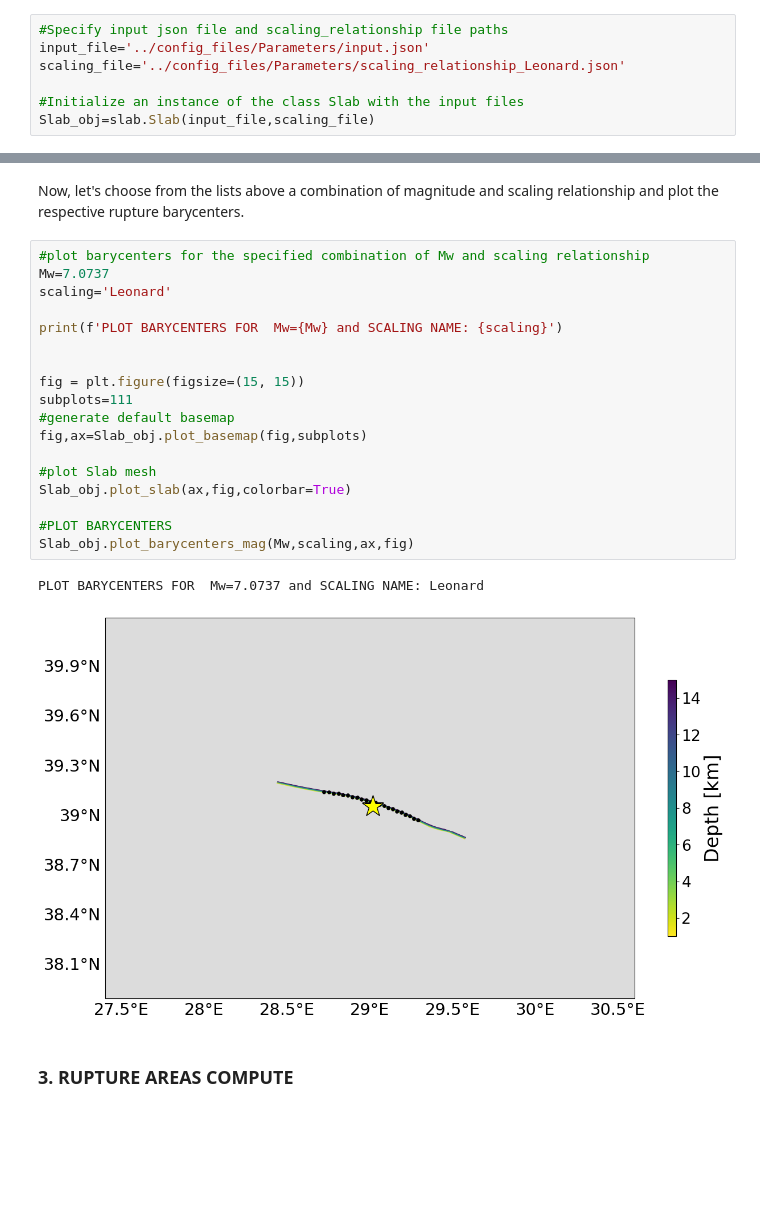
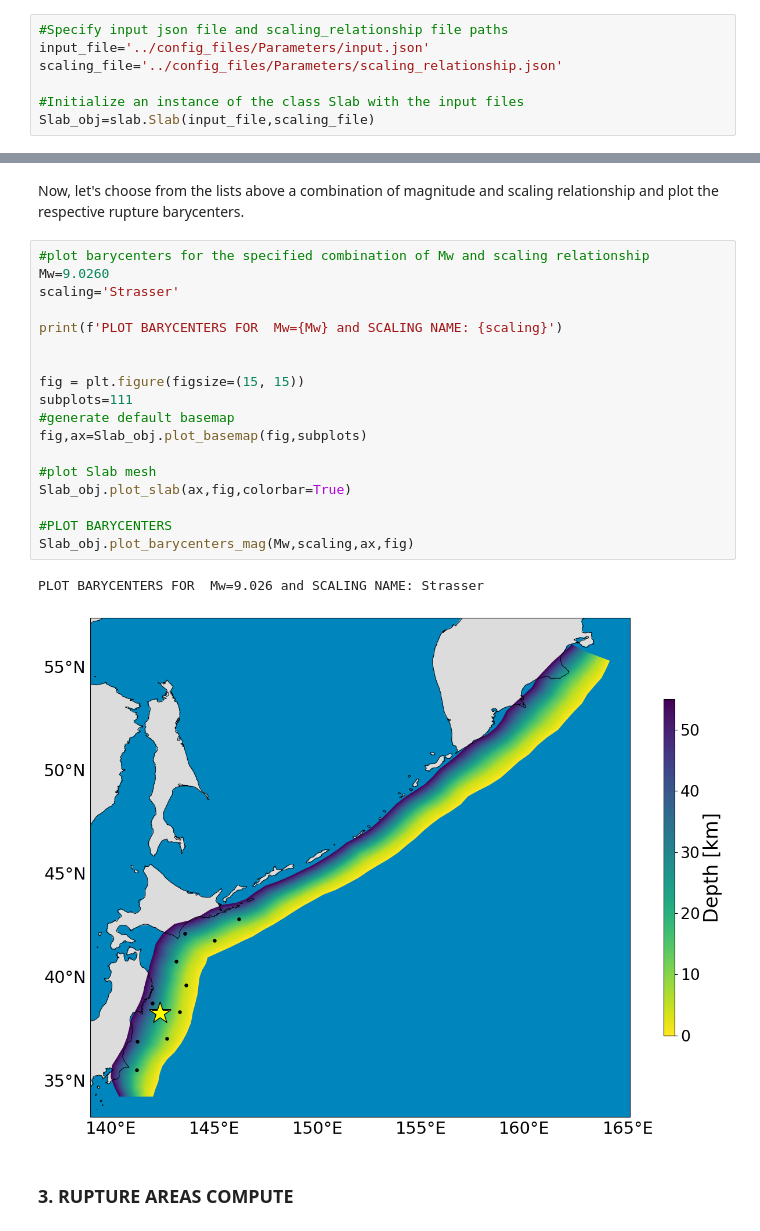
Before and after one commit to antonioscalaunina/pyANTI-FASc, a Jupyter notebook: bin/antifasc_main.ipynb, the cells around one changed output, grey strips where cells are left out. Saved outputs shown, nothing was run; the diff lists cells and outputs as text; blank space fills up the shorter version.

```diff
--- a/bin/antifasc_main.ipynb
+++ b/bin/antifasc_main.ipynb
@@ -14,7 +14,7 @@ A slab object is built with the attributes contained in the `input.json` file an
 # %%
 #Specify input json file and scaling_relationship file paths
 input_file='../config_files/Parameters/input.json'
-scaling_file='../config_files/Parameters/scaling_relationship_Leonard.json'
+scaling_file='../config_files/Parameters/scaling_relationship.json'
 
 #Initialize an instance of the class Slab with the input files
 Slab_obj=slab.Slab(input_file,scaling_file)
@@ -91,25 +95,25 @@ Scaling names: ['Leonard']
 Now, let's choose from the lists above a combination of magnitude and scaling relationship and plot the respective rupture barycenters.
 # %%
 #plot barycenters for the specified combination of Mw and scaling relationship
-Mw=7.0737
-scaling='Leonard'
+Mw=9.0260
+scaling='Strasser'
 
 print(f'PLOT BARYCENTERS FOR  Mw={Mw} and SCALING NAME: {scaling}')
 
 
 fig = plt.figure(figsize=(15, 15))
 subplots=111
 #generate default basemap
 fig,ax=Slab_obj.plot_basemap(fig,subplots)
 
 #plot Slab mesh
 Slab_obj.plot_slab(ax,fig,colorbar=True)
 
 #PLOT BARYCENTERS
 Slab_obj.plot_barycenters_mag(Mw,scaling,ax,fig)
 # %% [output]
-PLOT BARYCENTERS FOR  Mw=7.0737 and SCALING NAME: Leonard
+PLOT BARYCENTERS FOR  Mw=9.026 and SCALING NAME: Strasser
-[figure, old version]
+[figure, new version]
 # %% [markdown]
 
 ### 3. RUPTURE AREAS COMPUTE
```
Also changed, not shown: parts of 10 cells of this notebook.
